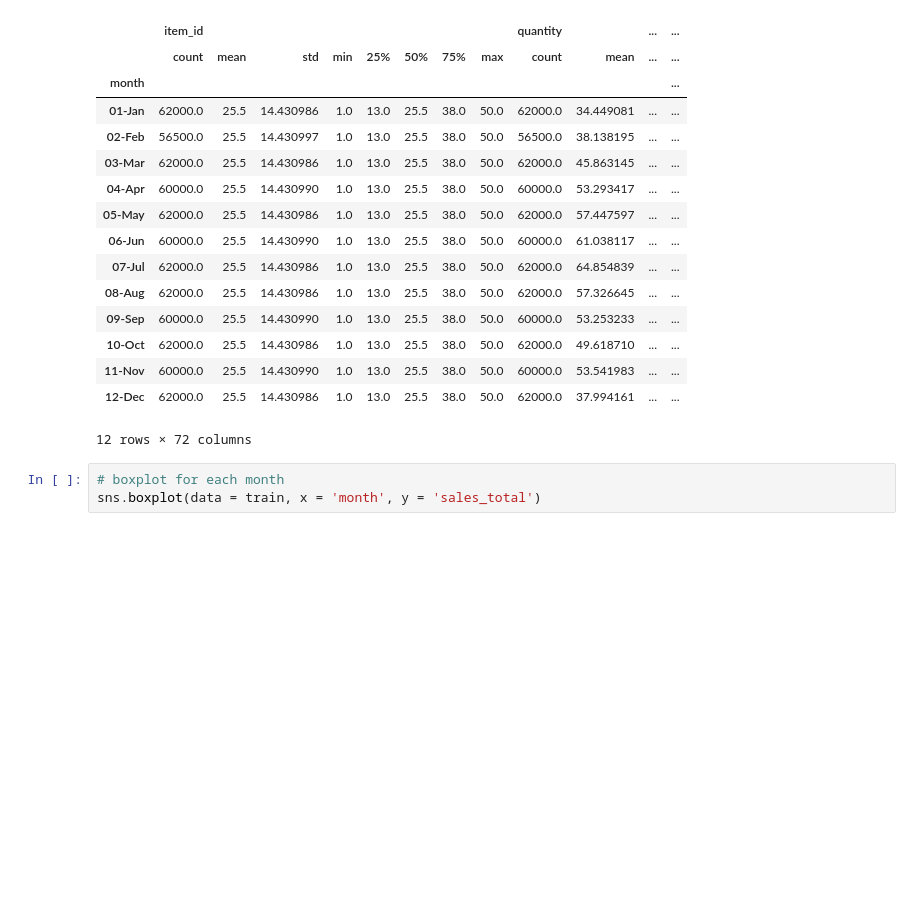
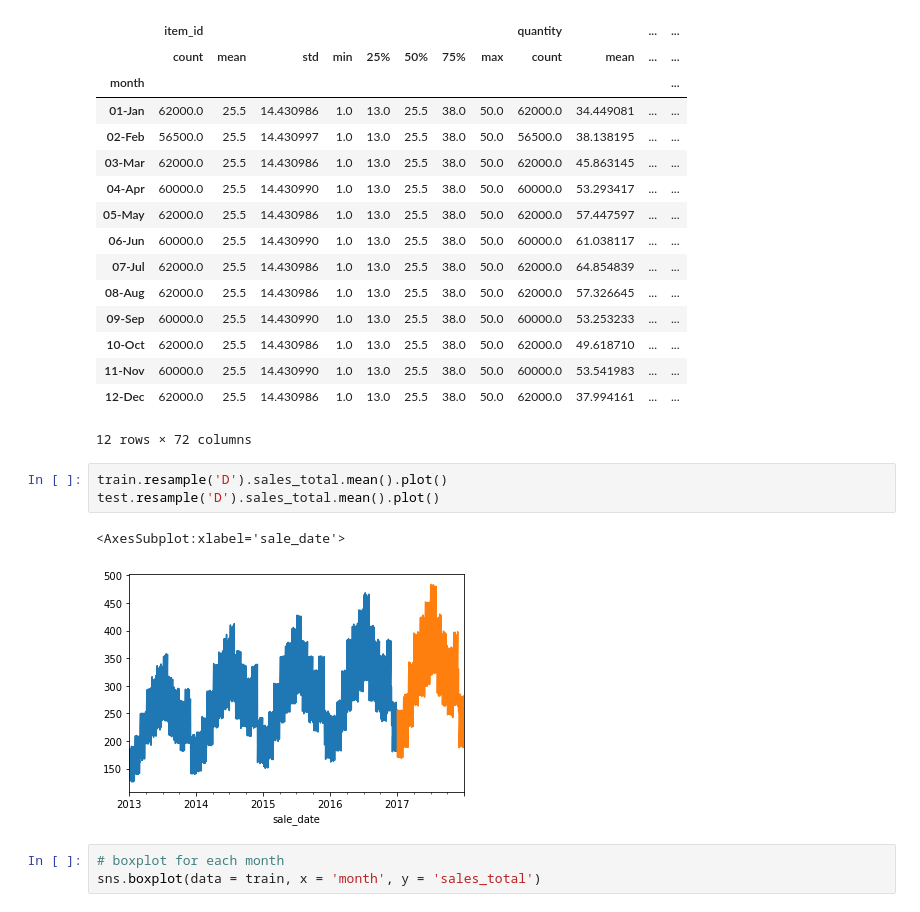
Before and after one commit to paigerackley/time-series-exercises, a Jupyter notebook: explore.ipynb, the cells around one changed output. Saved outputs shown, nothing was run; the diff lists cells and outputs as text; blank space fills up the shorter version.

```diff
--- a/explore.ipynb
+++ b/explore.ipynb
@@ -96,6 +96,12 @@ train.groupby('month').describe()
 | 11-Nov | 60000.0 | 25.5 | 14.430990 | 1.0 | 13.0 | 25.5 | 38.0 | 50.0 | 60000.0 | 53.541983 | ... | ... |
 | 12-Dec | 62000.0 | 25.5 | 14.430986 | 1.0 | 13.0 | 25.5 | 38.0 | 50.0 | 62000.0 | 37.994161 | ... | ... |
 12 rows × 72 columns
+# %%
+train.resample('D').sales_total.mean().plot()
+test.resample('D').sales_total.mean().plot()
+# %% [output]
+<AxesSubplot:xlabel='sale_date'>
+[figure, added]
 # %%
 # boxplot for each month
 sns.boxplot(data = train, x = 'month', y = 'sales_total')
```
Also changed, not shown: parts of 24 cells of this notebook.
